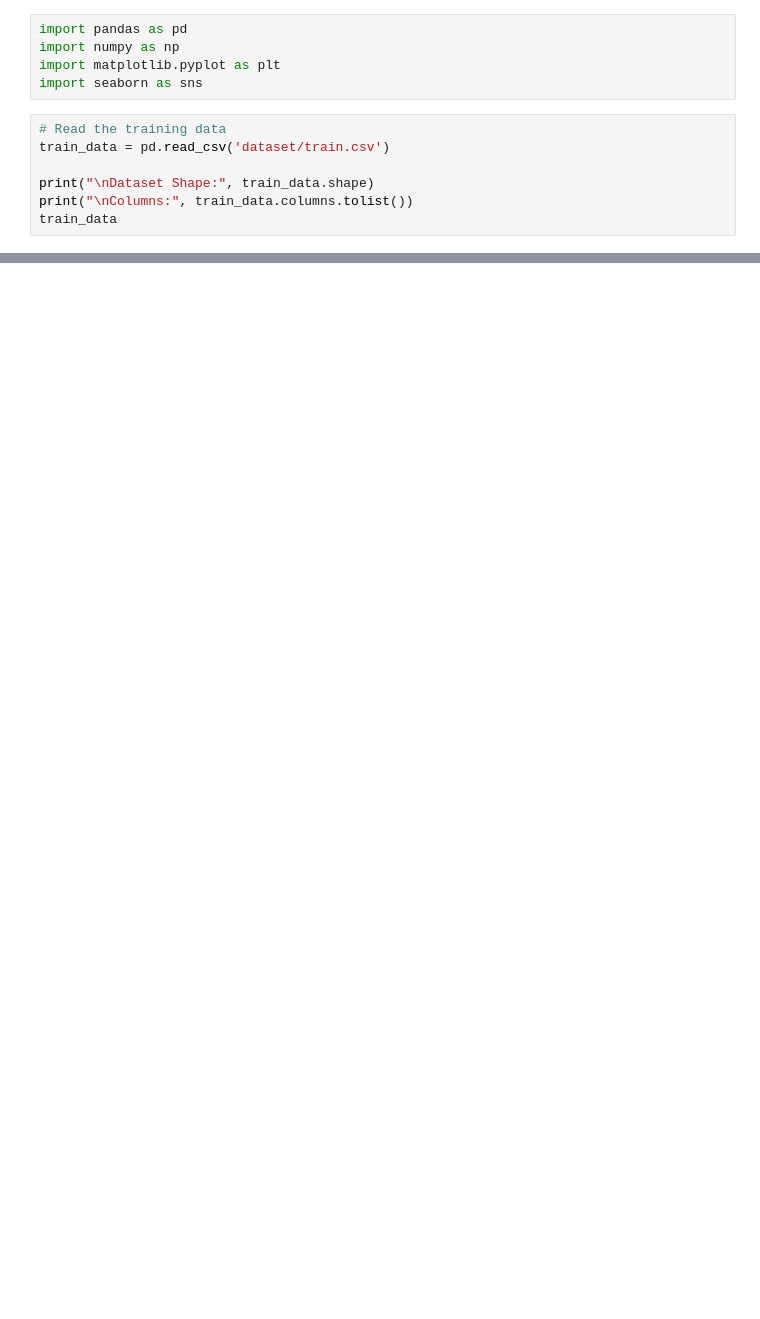
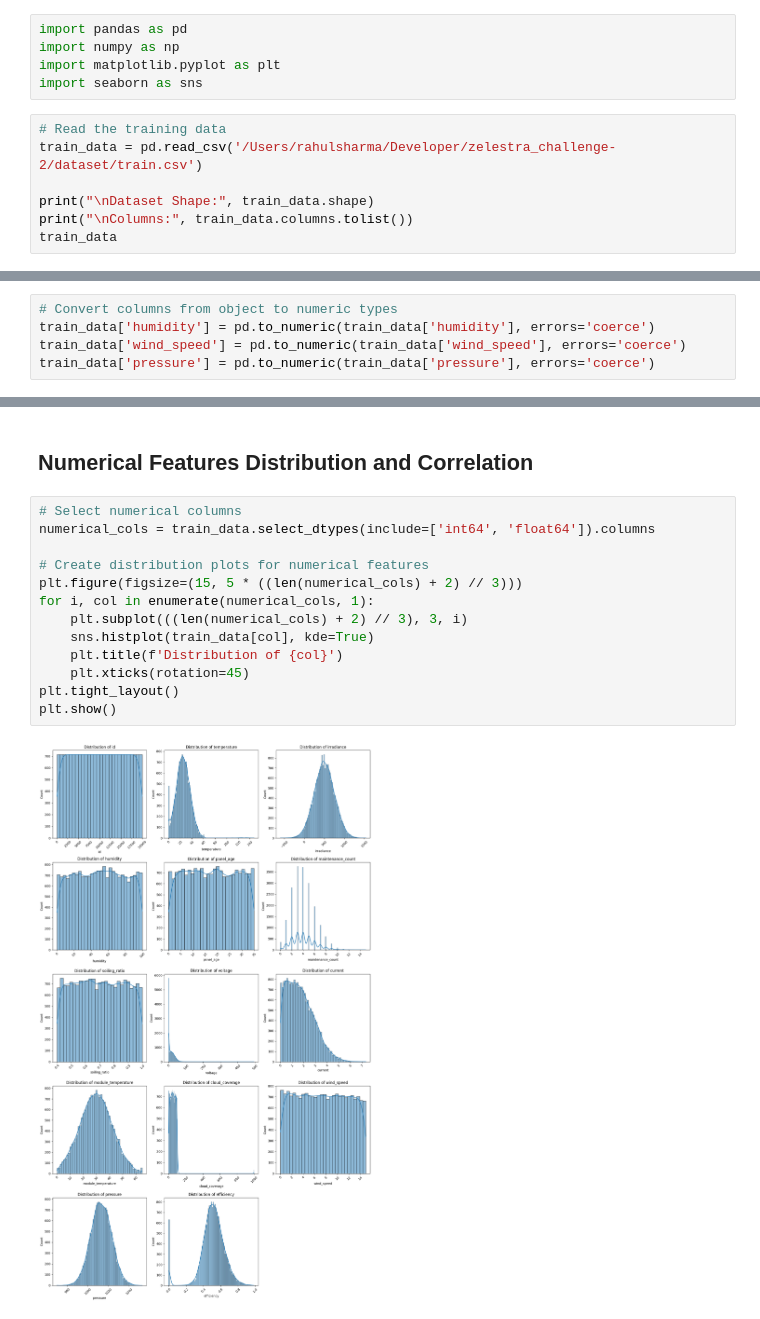
Before and after one commit to rxhulshxrmx/zelestra_challenge, a Jupyter notebook: data_preprocessing/preprocessing.ipynb, the cells around one changed output, grey strips where cells are left out. Cells and saved outputs as stored; diff of their text form; blank space fills up the shorter version.

```diff
--- a/data_preprocessing/preprocessing.ipynb
+++ b/data_preprocessing/preprocessing.ipynb
@@ -5,7 +7,7 @@ import matplotlib.pyplot as plt
 import seaborn as sns
 # %%
 # Read the training data
-train_data = pd.read_csv('dataset/train.csv')
+train_data = pd.read_csv('/Users/rahulsharma/Developer/zelestra_challenge-2/dataset/train.csv')
 
 print("\nDataset Shape:", train_data.shape)
 print("\nColumns:", train_data.columns.tolist())
@@ -14,0 +35,5 @@ FileNotFoundError: [Errno 2] No such file or directory: 'dataset/train.csv'
+# %%
+# Convert columns from object to numeric types
+train_data['humidity'] = pd.to_numeric(train_data['humidity'], errors='coerce')
+train_data['wind_speed'] = pd.to_numeric(train_data['wind_speed'], errors='coerce')
+train_data['pressure'] = pd.to_numeric(train_data['pressure'], errors='coerce')
@@ -14,0 +60,17 @@ FileNotFoundError: [Errno 2] No such file or directory: 'dataset/train.csv'
+# %% [markdown]
+## Numerical Features Distribution and Correlation
+# %%
+# Select numerical columns
+numerical_cols = train_data.select_dtypes(include=['int64', 'float64']).columns
+
+# Create distribution plots for numerical features
+plt.figure(figsize=(15, 5 * ((len(numerical_cols) + 2) // 3)))
+for i, col in enumerate(numerical_cols, 1):
+    plt.subplot(((len(numerical_cols) + 2) // 3), 3, i)
+    sns.histplot(train_data[col], kde=True)
+    plt.title(f'Distribution of {col}')
+    plt.xticks(rotation=45)
+plt.tight_layout()
+plt.show()
+# %% [output]
+[figure, added]
```
Also changed, not shown: parts of 59 cells of this notebook, 1 other file.
